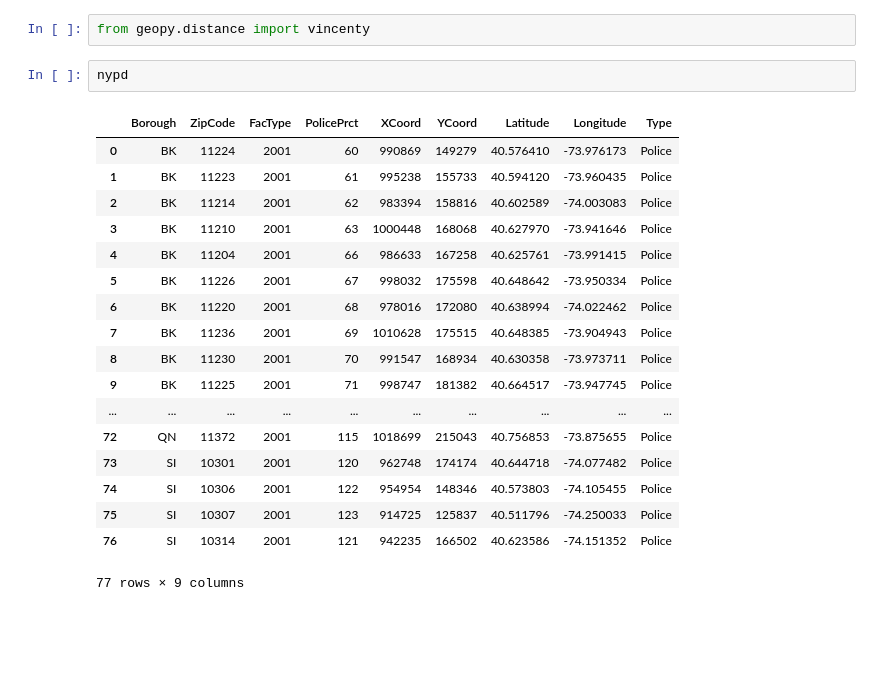
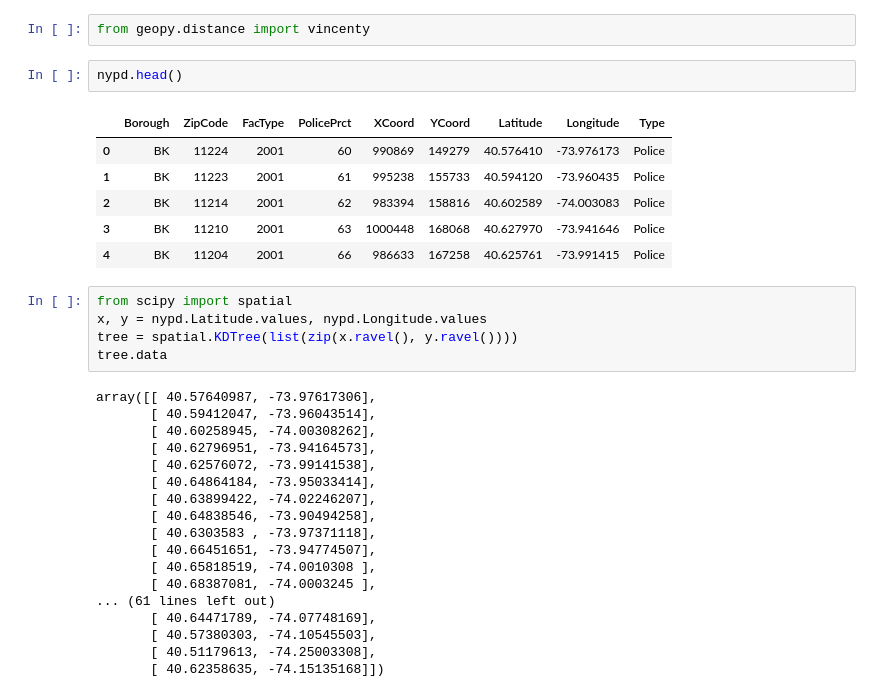
Before and after one commit to jsafyan/edav-final, a Jupyter notebook: EDAV-final.ipynb, the cells around one changed output. Drawn from its saved outputs; the diff is of its cells as text; blank space fills up the shorter version.

Commit message:
distance computations to find closest police station to each incident

```diff
--- a/EDAV-final.ipynb
+++ b/EDAV-final.ipynb
@@ -120,23 +120,34 @@ nypd = pdfd[pdfd["Type"] == "Police"]
 # %%
 from geopy.distance import vincenty
 # %%
-nypd
+nypd.head()
 # %% [output]
 |  | Borough | ZipCode | FacType | PolicePrct | XCoord | YCoord | Latitude | Longitude | Type |
 | 0 | BK | 11224 | 2001 | 60 | 990869 | 149279 | 40.576410 | -73.976173 | Police |
 | 1 | BK | 11223 | 2001 | 61 | 995238 | 155733 | 40.594120 | -73.960435 | Police |
 | 2 | BK | 11214 | 2001 | 62 | 983394 | 158816 | 40.602589 | -74.003083 | Police |
 | 3 | BK | 11210 | 2001 | 63 | 1000448 | 168068 | 40.627970 | -73.941646 | Police |
 | 4 | BK | 11204 | 2001 | 66 | 986633 | 167258 | 40.625761 | -73.991415 | Police |
-| 5 | BK | 11226 | 2001 | 67 | 998032 | 175598 | 40.648642 | -73.950334 | Police |
-| 6 | BK | 11220 | 2001 | 68 | 978016 | 172080 | 40.638994 | -74.022462 | Police |
-| 7 | BK | 11236 | 2001 | 69 | 1010628 | 175515 | 40.648385 | -73.904943 | Police |
-| 8 | BK | 11230 | 2001 | 70 | 991547 | 168934 | 40.630358 | -73.973711 | Police |
-| 9 | BK | 11225 | 2001 | 71 | 998747 | 181382 | 40.664517 | -73.947745 | Police |
-| ... | ... | ... | ... | ... | ... | ... | ... | ... | ... |
-| 72 | QN | 11372 | 2001 | 115 | 1018699 | 215043 | 40.756853 | -73.875655 | Police |
-| 73 | SI | 10301 | 2001 | 120 | 962748 | 174174 | 40.644718 | -74.077482 | Police |
-| 74 | SI | 10306 | 2001 | 122 | 954954 | 148346 | 40.573803 | -74.105455 | Police |
-| 75 | SI | 10307 | 2001 | 123 | 914725 | 125837 | 40.511796 | -74.250033 | Police |
-| 76 | SI | 10314 | 2001 | 121 | 942235 | 166502 | 40.623586 | -74.151352 | Police |
-77 rows × 9 columns
+# %%
+from scipy import spatial
+x, y = nypd.Latitude.values, nypd.Longitude.values
+tree = spatial.KDTree(list(zip(x.ravel(), y.ravel())))
+tree.data
+# %% [output]
+array([[ 40.57640987, -73.97617306],
+       [ 40.59412047, -73.96043514],
+       [ 40.60258945, -74.00308262],
+       [ 40.62796951, -73.94164573],
+       [ 40.62576072, -73.99141538],
+       [ 40.64864184, -73.95033414],
+       [ 40.63899422, -74.02246207],
+       [ 40.64838546, -73.90494258],
+       [ 40.6303583 , -73.97371118],
+       [ 40.66451651, -73.94774507],
+       [ 40.65818519, -74.0010308 ],
+       [ 40.68387081, -74.0003245 ],
+... (61 lines left out)
+       [ 40.64471789, -74.07748169],
+       [ 40.57380303, -74.10545503],
+       [ 40.51179613, -74.25003308],
+       [ 40.62358635, -74.15135168]])
```
Also changed, not shown: parts of 11 cells of this notebook.
